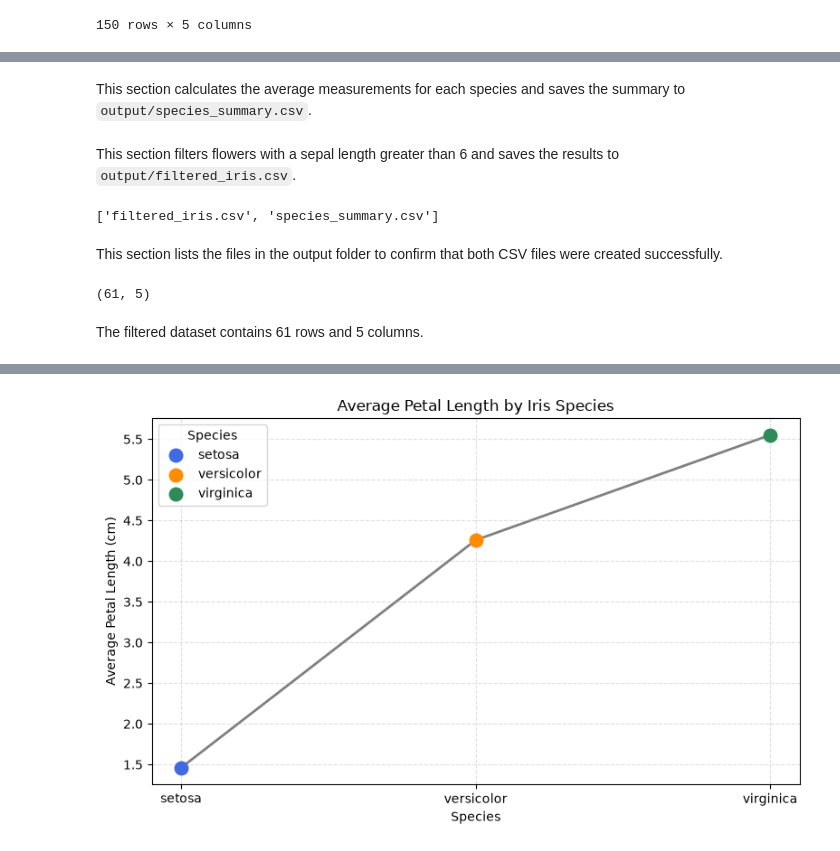
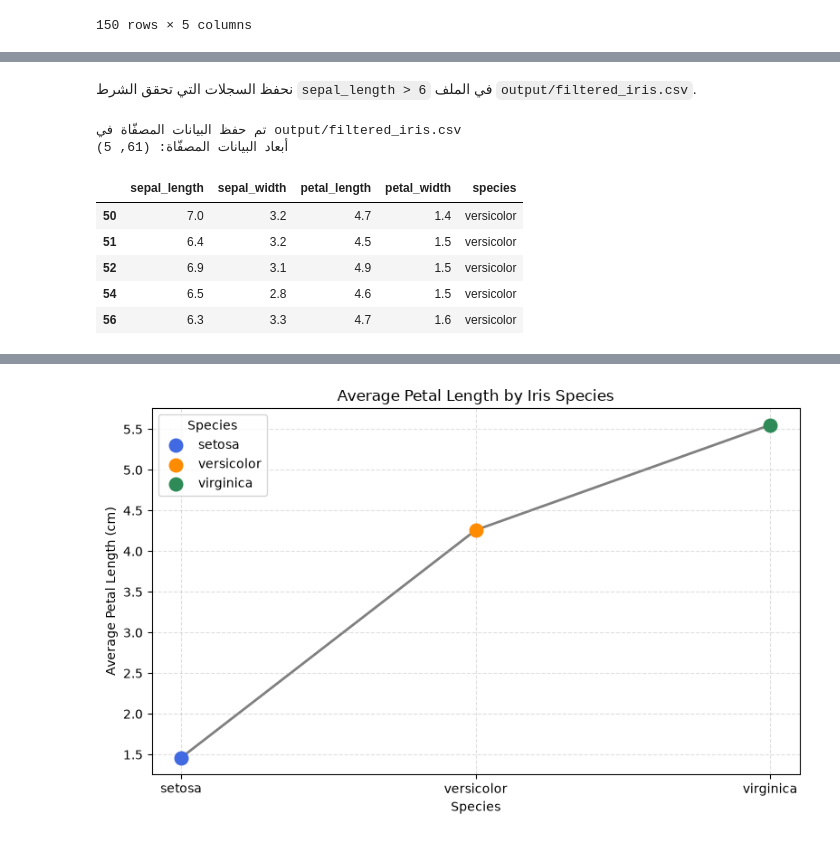
Before and after one commit to ha3009130-byte/iris-analysis, a Jupyter notebook: iris_analysis.ipynb, the cells around one changed output, grey strips where cells are left out. Drawn from its saved outputs; the diff is of its cells as text; code cells hidden in the pictures.

Commit message:
Update Arabic notebook and analysis output

```diff
--- a/iris_analysis.ipynb
+++ b/iris_analysis.ipynb
@@ -145,23 +249,17 @@ species_summary.to_csv("output/species_summary.csv")
-# %%
-import pandas as pd
-df = pd.read_csv("data/iris.csv")
-# %% [markdown]
-This section calculates the average measurements for each species and saves the summary to `output/species_summary.csv`.
+# %% [markdown]
+نحفظ السجلات التي تحقق الشرط `sepal_length > 6` في الملف `output/filtered_iris.csv`.
 # %%
 filtered_iris = df[df["sepal_length"] > 6]
-
 filtered_iris.to_csv("output/filtered_iris.csv", index=False)
+print("تم حفظ البيانات المصفّاة في output/filtered_iris.csv")
+print("أبعاد البيانات المصفّاة:", filtered_iris.shape)
+display(filtered_iris.head())
+# %% [output]
+تم حفظ البيانات المصفّاة في output/filtered_iris.csv
+أبعاد البيانات المصفّاة: (61, 5)
+|  | sepal_length | sepal_width | petal_length | petal_width | species |
+| 50 | 7.0 | 3.2 | 4.7 | 1.4 | versicolor |
+| 51 | 6.4 | 3.2 | 4.5 | 1.5 | versicolor |
+| 52 | 6.9 | 3.1 | 4.9 | 1.5 | versicolor |
+| 54 | 6.5 | 2.8 | 4.6 | 1.5 | versicolor |
+| 56 | 6.3 | 3.3 | 4.7 | 1.6 | versicolor |
-# %% [markdown]
-This section filters flowers with a sepal length greater than 6 and saves the results to `output/filtered_iris.csv`.
-# %%
-os.listdir("output")
-# %% [output]
-['filtered_iris.csv', 'species_summary.csv']
-# %% [markdown]
-This section lists the files in the output folder to confirm that both CSV files were created successfully.
-# %%
-print(filtered_iris.shape)
-# %% [output]
-(61, 5)
-# %% [markdown]
-The filtered dataset contains 61 rows and 5 columns.
```
Also changed, not shown: parts of 29 cells of this notebook, 1 other file.
